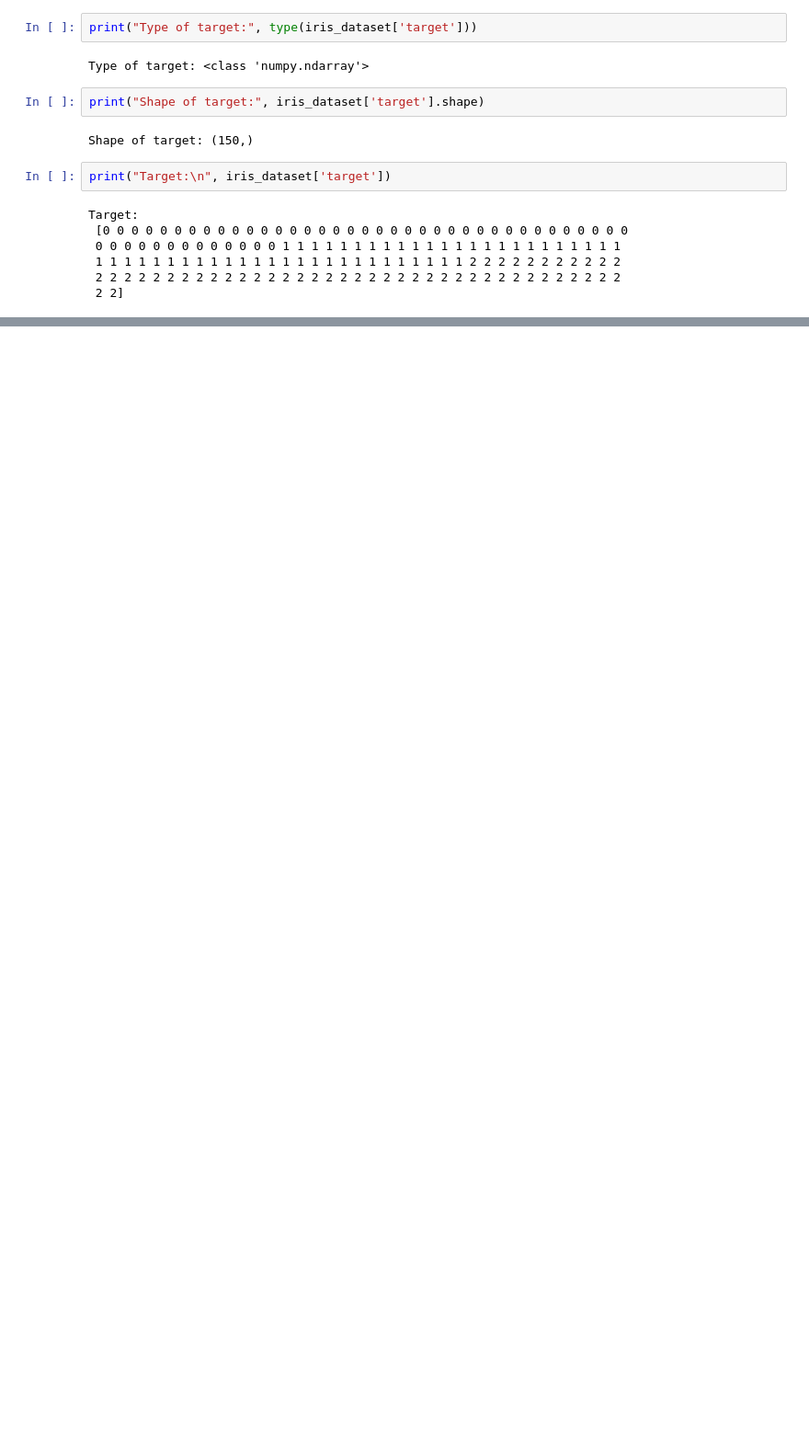
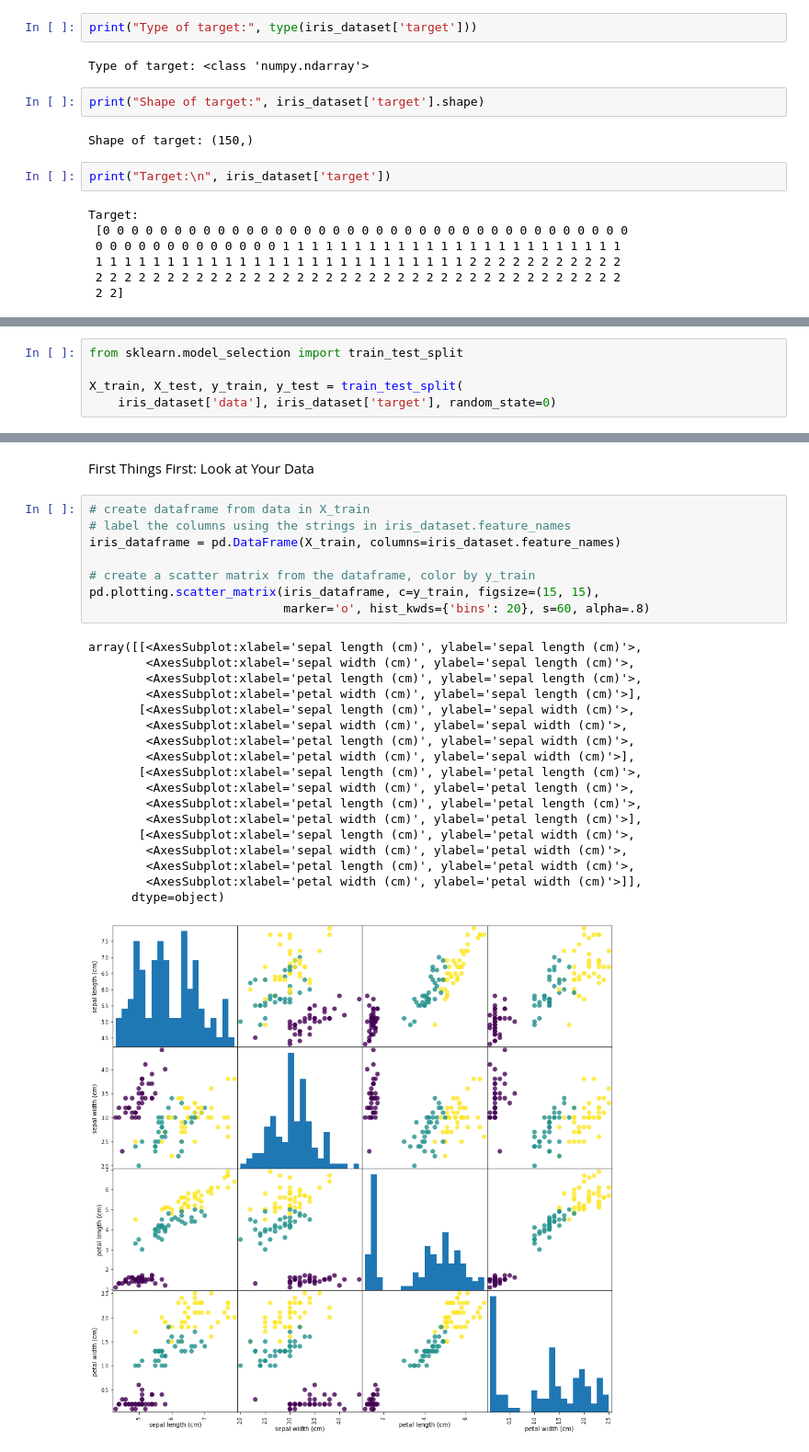
Before and after one commit to dlegoues/introduction_to_ml_with_python, a Jupyter notebook: 01-introduction.ipynb, the cells around one changed output, grey strips where cells are left out. Shown at 92% size. Cells and saved outputs as stored; diff of their text form; blank space fills up the shorter version.

Commit message:
[FEAT] my first model

```diff
--- a/01-introduction.ipynb
+++ b/01-introduction.ipynb
@@ -95,0 +98,5 @@ Target:
+# %%
+from sklearn.model_selection import train_test_split
+
+X_train, X_test, y_train, y_test = train_test_split(
+    iris_dataset['data'], iris_dataset['target'], random_state=0)
@@ -95,0 +115,29 @@ Target:
+# %% [markdown]
+First Things First: Look at Your Data
+# %%
+# create dataframe from data in X_train
+# label the columns using the strings in iris_dataset.feature_names
+iris_dataframe = pd.DataFrame(X_train, columns=iris_dataset.feature_names)
+
+# create a scatter matrix from the dataframe, color by y_train
+pd.plotting.scatter_matrix(iris_dataframe, c=y_train, figsize=(15, 15),
+                           marker='o', hist_kwds={'bins': 20}, s=60, alpha=.8)
+# %% [output]
+array([[<AxesSubplot:xlabel='sepal length (cm)', ylabel='sepal length (cm)'>,
+        <AxesSubplot:xlabel='sepal width (cm)', ylabel='sepal length (cm)'>,
+        <AxesSubplot:xlabel='petal length (cm)', ylabel='sepal length (cm)'>,
+        <AxesSubplot:xlabel='petal width (cm)', ylabel='sepal length (cm)'>],
+       [<AxesSubplot:xlabel='sepal length (cm)', ylabel='sepal width (cm)'>,
+        <AxesSubplot:xlabel='sepal width (cm)', ylabel='sepal width (cm)'>,
+        <AxesSubplot:xlabel='petal length (cm)', ylabel='sepal width (cm)'>,
+        <AxesSubplot:xlabel='petal width (cm)', ylabel='sepal width (cm)'>],
+       [<AxesSubplot:xlabel='sepal length (cm)', ylabel='petal length (cm)'>,
+        <AxesSubplot:xlabel='sepal width (cm)', ylabel='petal length (cm)'>,
+        <AxesSubplot:xlabel='petal length (cm)', ylabel='petal length (cm)'>,
+        <AxesSubplot:xlabel='petal width (cm)', ylabel='petal length (cm)'>],
+       [<AxesSubplot:xlabel='sepal length (cm)', ylabel='petal width (cm)'>,
+        <AxesSubplot:xlabel='sepal width (cm)', ylabel='petal width (cm)'>,
+        <AxesSubplot:xlabel='petal length (cm)', ylabel='petal width (cm)'>,
+        <AxesSubplot:xlabel='petal width (cm)', ylabel='petal width (cm)'>]],
+      dtype=object)
+[figure, added]
```
Also changed, not shown: parts of 13 cells of this notebook, 1 other file.
